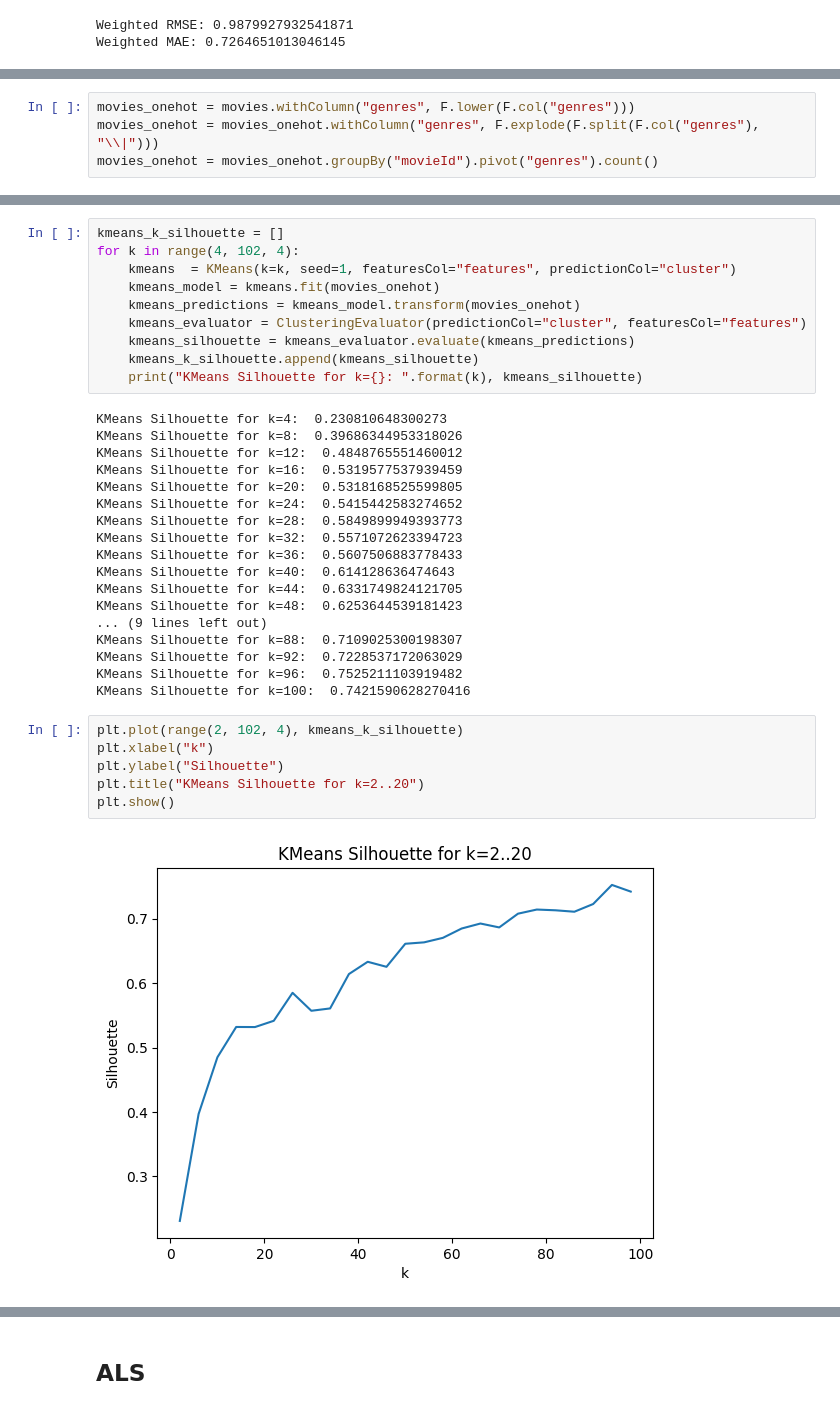
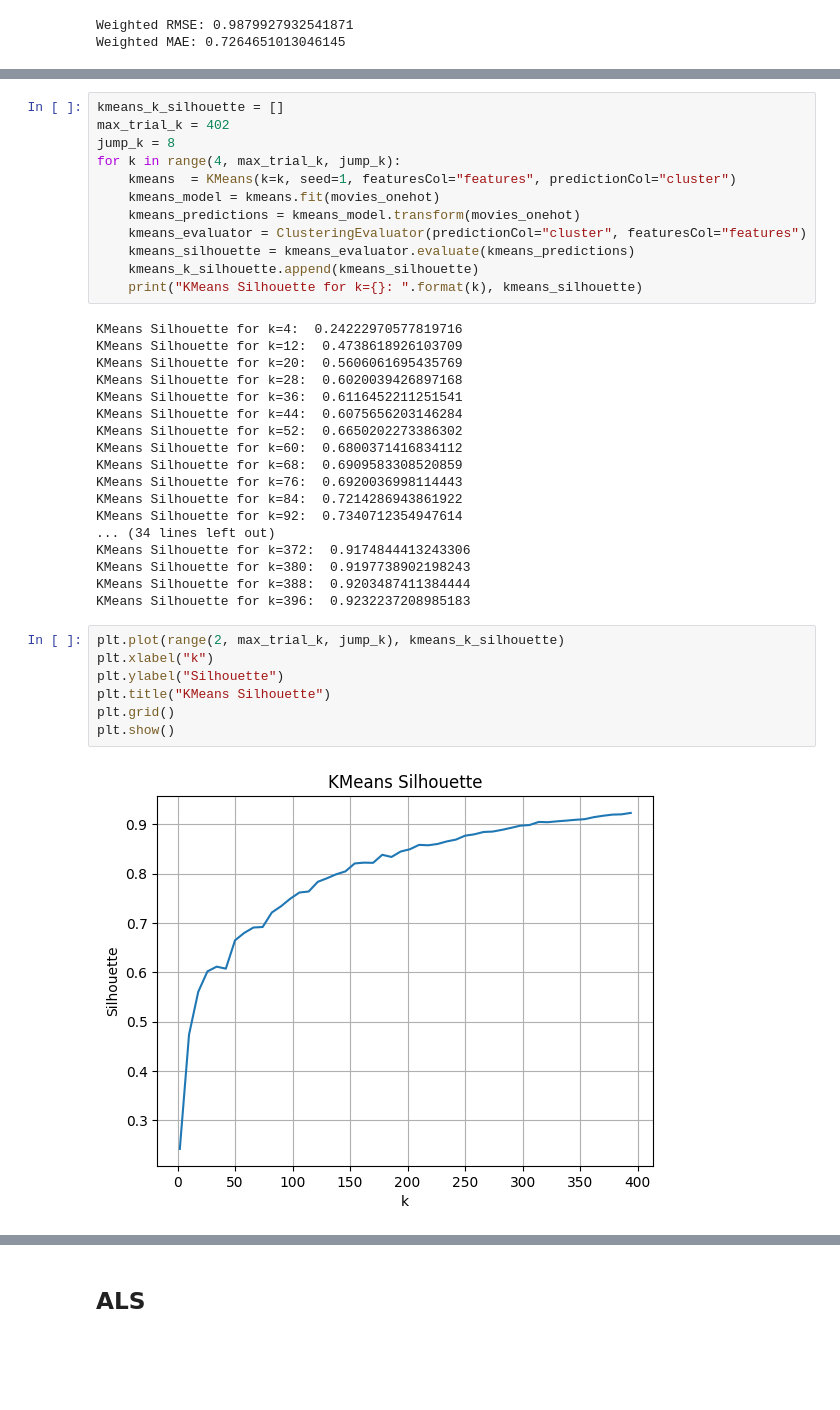
Before and after one commit to Peeyush4/MSML651-PySpark-Movie-Recommendation, a Jupyter notebook: pyspark-movie-recommendation.ipynb, the cells around one changed output, grey strips where cells are left out. Drawn from its saved outputs; the diff is of its cells as text; blank space fills up the shorter version.

```diff
--- a/pyspark-movie-recommendation.ipynb
+++ b/pyspark-movie-recommendation.ipynb
@@ -595,6 +597,2 @@ movies_onehot.show(3)
 +-------+------------------+------+---------+---------+--------+------+-----+-----------+-----+-------+---------+------+----+-------+-------+-------+------+--------+---+-------+
 only showing top 3 rows
-# %%
-movies_onehot = movies.withColumn("genres", F.lower(F.col("genres")))
-movies_onehot = movies_onehot.withColumn("genres", F.explode(F.split(F.col("genres"), "\\|")))
-movies_onehot = movies_onehot.groupBy("movieId").pivot("genres").count()
@@ -685,7 +612,9 @@ movies_onehot.show(3)
 only showing top 3 rows
 # %%
 kmeans_k_silhouette = []
-for k in range(4, 102, 4):
+max_trial_k = 402
+jump_k = 8
+for k in range(4, max_trial_k, jump_k):
     kmeans  = KMeans(k=k, seed=1, featuresCol="features", predictionCol="cluster")
     kmeans_model = kmeans.fit(movies_onehot)
     kmeans_predictions = kmeans_model.transform(movies_onehot)
@@ -694,28 +623,29 @@ for k in range(4, 102, 4):
     kmeans_k_silhouette.append(kmeans_silhouette)
     print("KMeans Silhouette for k={}: ".format(k), kmeans_silhouette)
 # %% [output]
-KMeans Silhouette for k=4:  0.230810648300273
-KMeans Silhouette for k=8:  0.39686344953318026
-KMeans Silhouette for k=12:  0.4848765551460012
-KMeans Silhouette for k=16:  0.5319577537939459
-KMeans Silhouette for k=20:  0.5318168525599805
-KMeans Silhouette for k=24:  0.5415442583274652
-KMeans Silhouette for k=28:  0.5849899949393773
-KMeans Silhouette for k=32:  0.5571072623394723
-KMeans Silhouette for k=36:  0.5607506883778433
-KMeans Silhouette for k=40:  0.614128636474643
-KMeans Silhouette for k=44:  0.6331749824121705
-KMeans Silhouette for k=48:  0.6253644539181423
-... (9 lines left out)
-KMeans Silhouette for k=88:  0.7109025300198307
-KMeans Silhouette for k=92:  0.7228537172063029
-KMeans Silhouette for k=96:  0.7525211103919482
-KMeans Silhouette for k=100:  0.7421590628270416
+KMeans Silhouette for k=4:  0.24222970577819716
+KMeans Silhouette for k=12:  0.4738618926103709
+KMeans Silhouette for k=20:  0.5606061695435769
+KMeans Silhouette for k=28:  0.6020039426897168
+KMeans Silhouette for k=36:  0.6116452211251541
+KMeans Silhouette for k=44:  0.6075656203146284
+KMeans Silhouette for k=52:  0.6650202273386302
+KMeans Silhouette for k=60:  0.6800371416834112
+KMeans Silhouette for k=68:  0.6909583308520859
+KMeans Silhouette for k=76:  0.6920036998114443
+KMeans Silhouette for k=84:  0.7214286943861922
+KMeans Silhouette for k=92:  0.7340712354947614
+... (34 lines left out)
+KMeans Silhouette for k=372:  0.9174844413243306
+KMeans Silhouette for k=380:  0.9197738902198243
+KMeans Silhouette for k=388:  0.9203487411384444
+KMeans Silhouette for k=396:  0.9232237208985183
 # %%
-plt.plot(range(2, 102, 4), kmeans_k_silhouette)
+plt.plot(range(2, max_trial_k, jump_k), kmeans_k_silhouette)
 plt.xlabel("k")
 plt.ylabel("Silhouette")
-plt.title("KMeans Silhouette for k=2..20")
+plt.title("KMeans Silhouette")
+plt.grid()
 plt.show()
 # %% [output]
-[figure, old version]
+[figure, new version]
```
Also changed, not shown: parts of 31 cells of this notebook, 1 other file.
